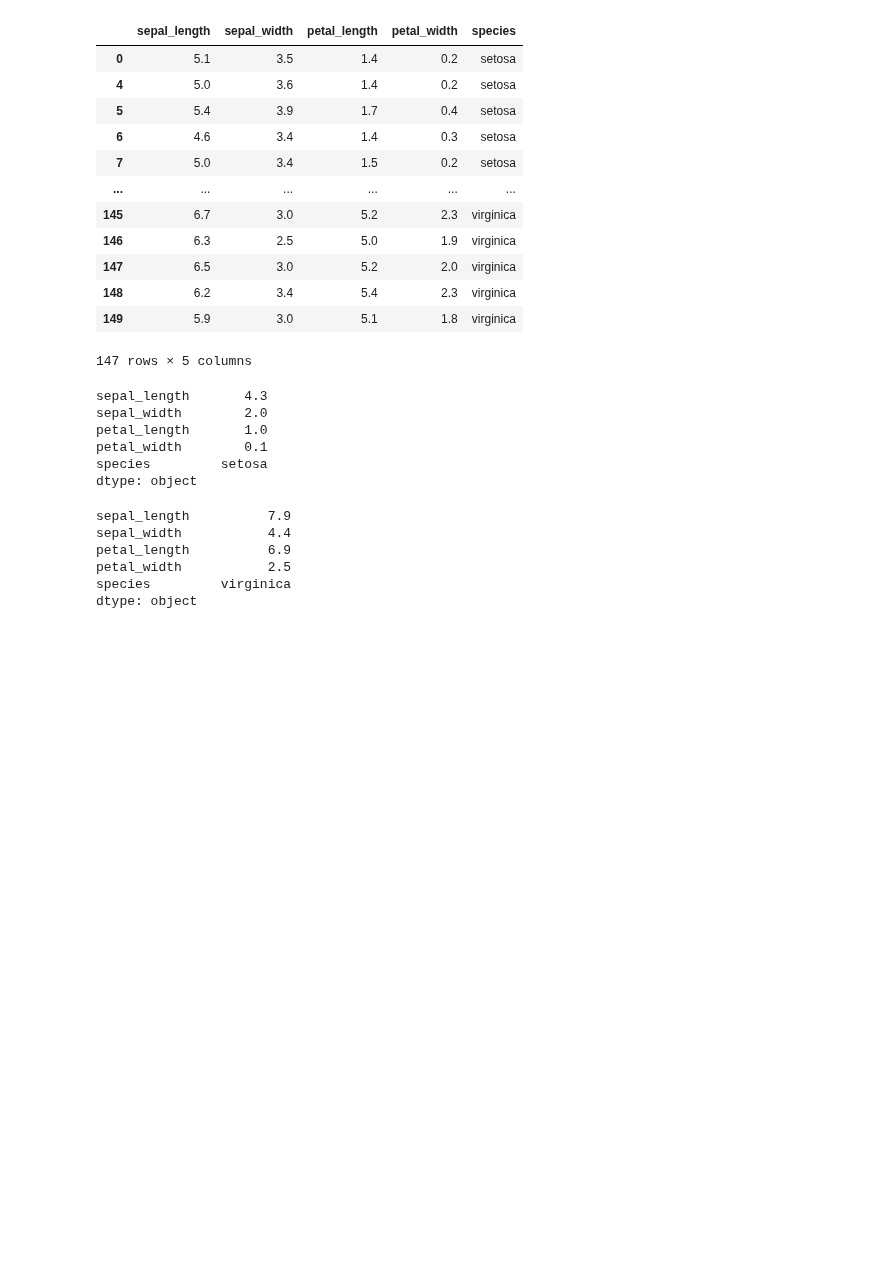
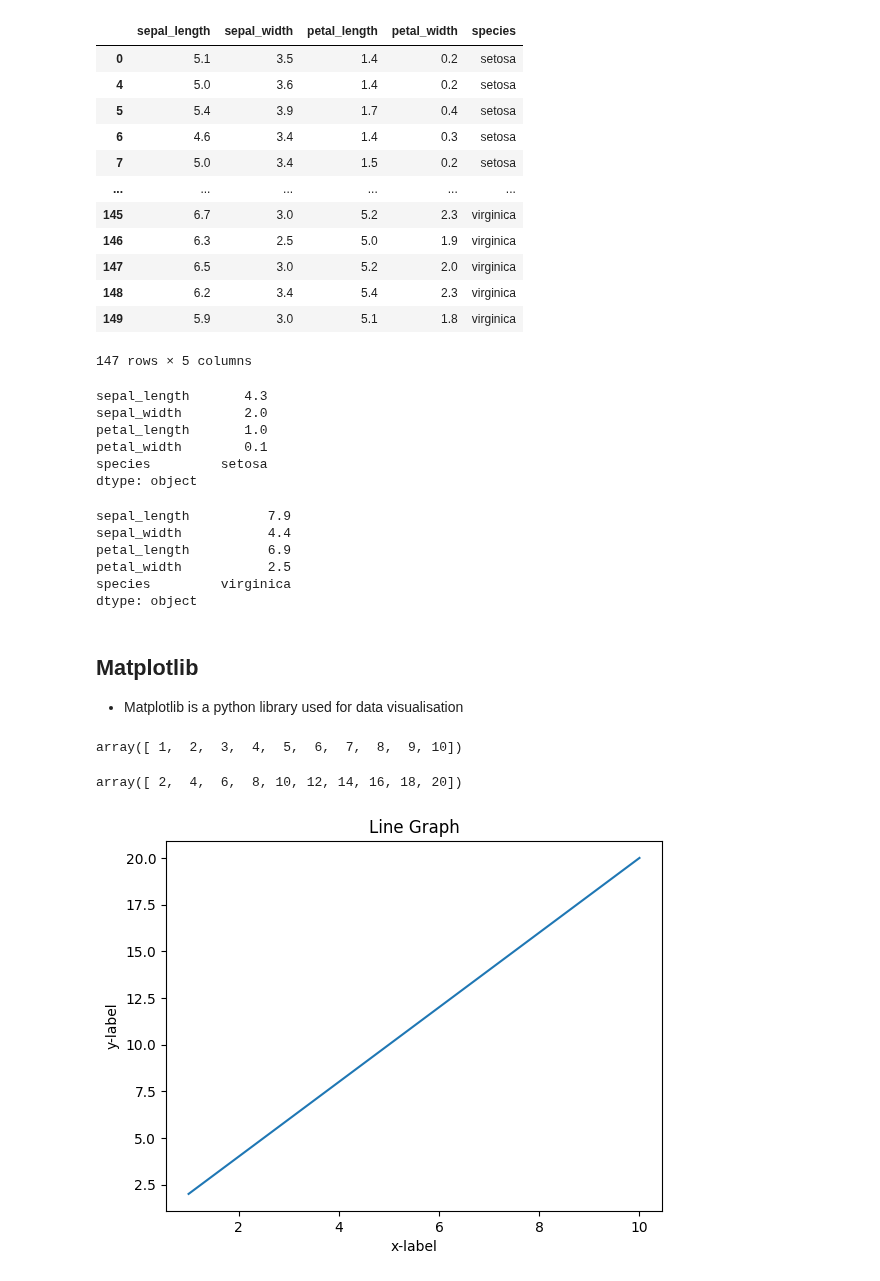
Before and after one commit to vaibhav-arde/Python_for_AI_ML_Data_Science, a Jupyter notebook: python_notebook.ipynb, the cells around one changed output. Saved outputs shown, nothing was run; the diff lists cells and outputs as text; code cells hidden in the pictures; blank space fills up the shorter version.

Commit message:
Matplotlib

```diff
--- a/python_notebook.ipynb
+++ b/python_notebook.ipynb
@@ -1957,3 +1957,6 @@ petal_length          6.9
 petal_width           2.5
 species         virginica
 dtype: object
+# %% [markdown]
+## Matplotlib
+- Matplotlib is a python library used for data visualisation
@@ -1959,0 +1966,18 @@ dtype: object
+# %%
+x = np.arange(1,11)
+x
+# %% [output]
+array([ 1,  2,  3,  4,  5,  6,  7,  8,  9, 10])
+# %%
+y= 2 * x
+y
+# %% [output]
+array([ 2,  4,  6,  8, 10, 12, 14, 16, 18, 20])
+# %%
+plt.plot(x,y)
+plt.title("Line Graph")
+plt.xlabel("x-label")
+plt.ylabel("y-label")
+plt.show()
+# %% [output]
+[figure, added]
```
Also changed, not shown: parts of 20 cells of this notebook.
